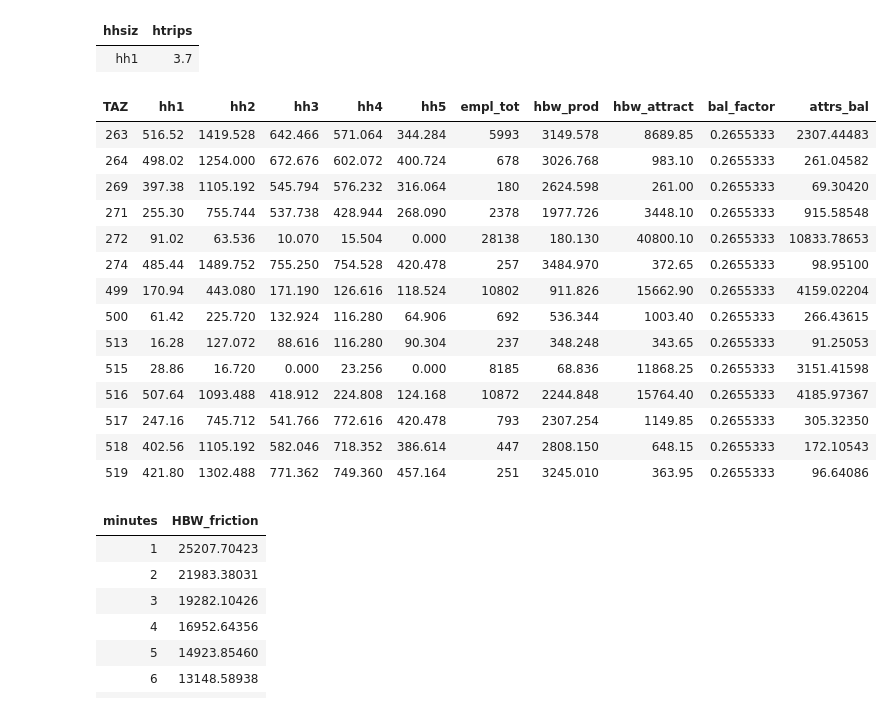
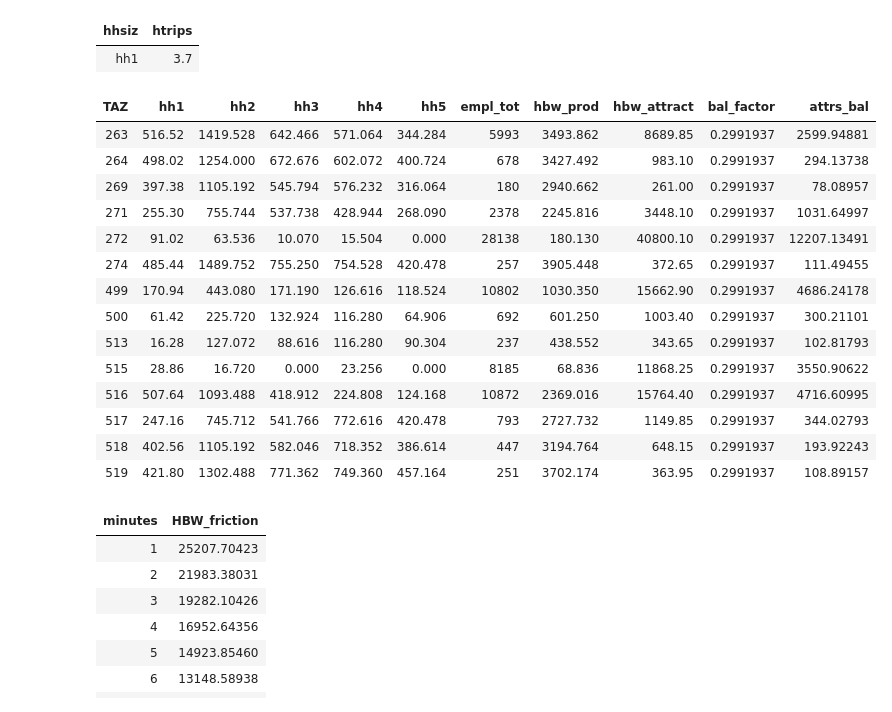
Before and after one commit to saashimi/USP_587, a Jupyter notebook: HW3.ipynb, the cells around one changed output. Cells and saved outputs as stored; diff of their text form; code cells hidden in the pictures.

```diff
--- a/HW3.ipynb
+++ b/HW3.ipynb
@@ -41,33 +41,33 @@ df.mult[1,]
 # %%
 df.prod.attr <- df.demog %>%
     select(TAZ, hh1, hh2, hh3, hh4, hh5, empl_tot) %>%
     mutate(hh1 = hh1 * 3.7 *.2) %>%
     mutate(hh2 = hh2 * 7.6 * .22) %>%
     mutate(hh3 = hh3 * 10.6 * .19) %>%
     mutate(hh4 = hh4 * 13.6 * .19) %>%
     mutate(hh5 = hh5 * 16.6 * .17) %>%
-    mutate(hbw_prod = hh1 + hh2 + hh3 + hh4) %>%
+    mutate(hbw_prod = hh1 + hh2 + hh3 + hh4 + hh5) %>%
     mutate(hbw_attract = empl_tot * 1.45) %>%
     mutate(bal_factor = (sum(hbw_prod) / sum(hbw_attract))) %>%
     mutate(attrs_bal = bal_factor * hbw_attract)
 
 df.prod.attr
 # %% [output]
 | TAZ | hh1 | hh2 | hh3 | hh4 | hh5 | empl_tot | hbw_prod | hbw_attract | bal_factor | attrs_bal |
-| 263 | 516.52 | 1419.528 | 642.466 | 571.064 | 344.284 | 5993 | 3149.578 | 8689.85 | 0.2655333 | 2307.44483 |
-| 264 | 498.02 | 1254.000 | 672.676 | 602.072 | 400.724 | 678 | 3026.768 | 983.10 | 0.2655333 | 261.04582 |
-| 269 | 397.38 | 1105.192 | 545.794 | 576.232 | 316.064 | 180 | 2624.598 | 261.00 | 0.2655333 | 69.30420 |
-| 271 | 255.30 | 755.744 | 537.738 | 428.944 | 268.090 | 2378 | 1977.726 | 3448.10 | 0.2655333 | 915.58548 |
-| 272 | 91.02 | 63.536 | 10.070 | 15.504 | 0.000 | 28138 | 180.130 | 40800.10 | 0.2655333 | 10833.78653 |
-| 274 | 485.44 | 1489.752 | 755.250 | 754.528 | 420.478 | 257 | 3484.970 | 372.65 | 0.2655333 | 98.95100 |
-| 499 | 170.94 | 443.080 | 171.190 | 126.616 | 118.524 | 10802 | 911.826 | 15662.90 | 0.2655333 | 4159.02204 |
-| 500 | 61.42 | 225.720 | 132.924 | 116.280 | 64.906 | 692 | 536.344 | 1003.40 | 0.2655333 | 266.43615 |
-| 513 | 16.28 | 127.072 | 88.616 | 116.280 | 90.304 | 237 | 348.248 | 343.65 | 0.2655333 | 91.25053 |
-| 515 | 28.86 | 16.720 | 0.000 | 23.256 | 0.000 | 8185 | 68.836 | 11868.25 | 0.2655333 | 3151.41598 |
-| 516 | 507.64 | 1093.488 | 418.912 | 224.808 | 124.168 | 10872 | 2244.848 | 15764.40 | 0.2655333 | 4185.97367 |
-| 517 | 247.16 | 745.712 | 541.766 | 772.616 | 420.478 | 793 | 2307.254 | 1149.85 | 0.2655333 | 305.32350 |
-| 518 | 402.56 | 1105.192 | 582.046 | 718.352 | 386.614 | 447 | 2808.150 | 648.15 | 0.2655333 | 172.10543 |
-| 519 | 421.80 | 1302.488 | 771.362 | 749.360 | 457.164 | 251 | 3245.010 | 363.95 | 0.2655333 | 96.64086 |
+| 263 | 516.52 | 1419.528 | 642.466 | 571.064 | 344.284 | 5993 | 3493.862 | 8689.85 | 0.2991937 | 2599.94881 |
+| 264 | 498.02 | 1254.000 | 672.676 | 602.072 | 400.724 | 678 | 3427.492 | 983.10 | 0.2991937 | 294.13738 |
+| 269 | 397.38 | 1105.192 | 545.794 | 576.232 | 316.064 | 180 | 2940.662 | 261.00 | 0.2991937 | 78.08957 |
+| 271 | 255.30 | 755.744 | 537.738 | 428.944 | 268.090 | 2378 | 2245.816 | 3448.10 | 0.2991937 | 1031.64997 |
+| 272 | 91.02 | 63.536 | 10.070 | 15.504 | 0.000 | 28138 | 180.130 | 40800.10 | 0.2991937 | 12207.13491 |
+| 274 | 485.44 | 1489.752 | 755.250 | 754.528 | 420.478 | 257 | 3905.448 | 372.65 | 0.2991937 | 111.49455 |
+| 499 | 170.94 | 443.080 | 171.190 | 126.616 | 118.524 | 10802 | 1030.350 | 15662.90 | 0.2991937 | 4686.24178 |
+| 500 | 61.42 | 225.720 | 132.924 | 116.280 | 64.906 | 692 | 601.250 | 1003.40 | 0.2991937 | 300.21101 |
+| 513 | 16.28 | 127.072 | 88.616 | 116.280 | 90.304 | 237 | 438.552 | 343.65 | 0.2991937 | 102.81793 |
+| 515 | 28.86 | 16.720 | 0.000 | 23.256 | 0.000 | 8185 | 68.836 | 11868.25 | 0.2991937 | 3550.90622 |
+| 516 | 507.64 | 1093.488 | 418.912 | 224.808 | 124.168 | 10872 | 2369.016 | 15764.40 | 0.2991937 | 4716.60995 |
+| 517 | 247.16 | 745.712 | 541.766 | 772.616 | 420.478 | 793 | 2727.732 | 1149.85 | 0.2991937 | 344.02793 |
+| 518 | 402.56 | 1105.192 | 582.046 | 718.352 | 386.614 | 447 | 3194.764 | 648.15 | 0.2991937 | 193.92243 |
+| 519 | 421.80 | 1302.488 | 771.362 | 749.360 | 457.164 | 251 | 3702.174 | 363.95 | 0.2991937 | 108.89157 |
 # %%
 df.f.factor <- data.frame("minutes" = 1:60) %>%
     mutate("HBW_friction" = 28507 * minutes**-.020 * exp(-.123 * minutes))
```
Also changed, not shown: parts of 2 cells of this notebook, 2 other files.
